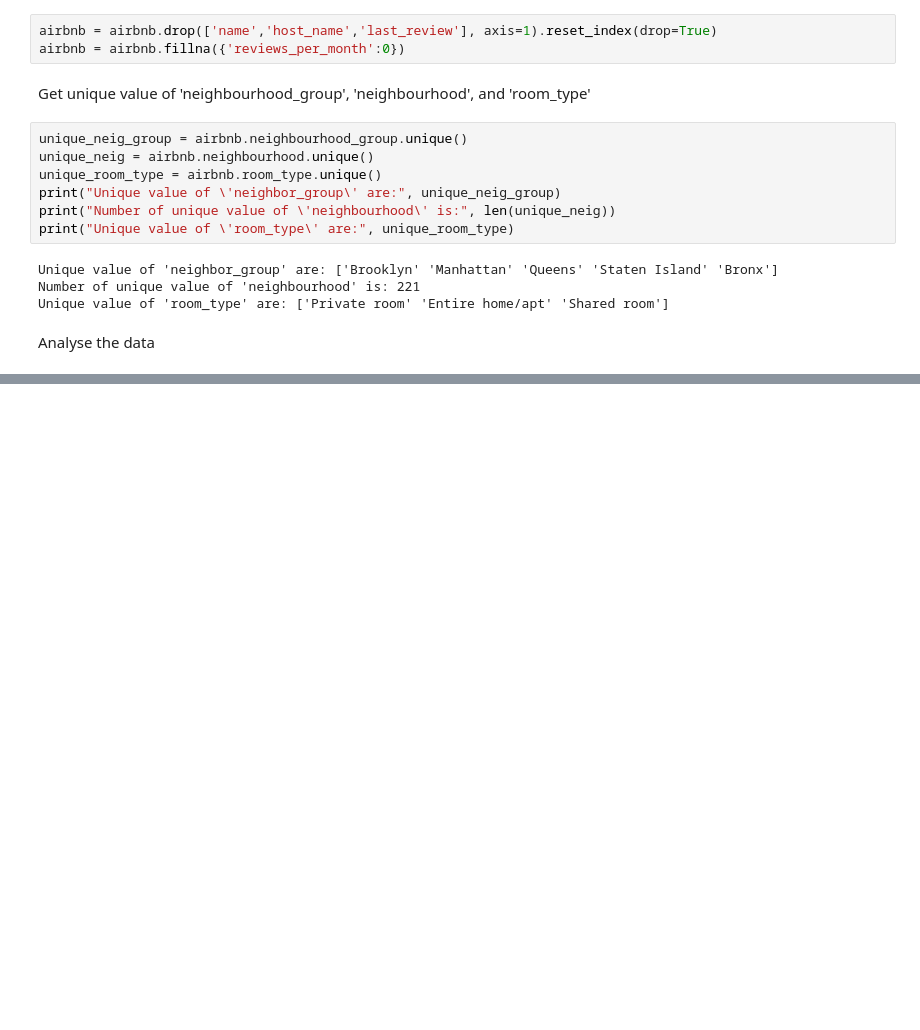
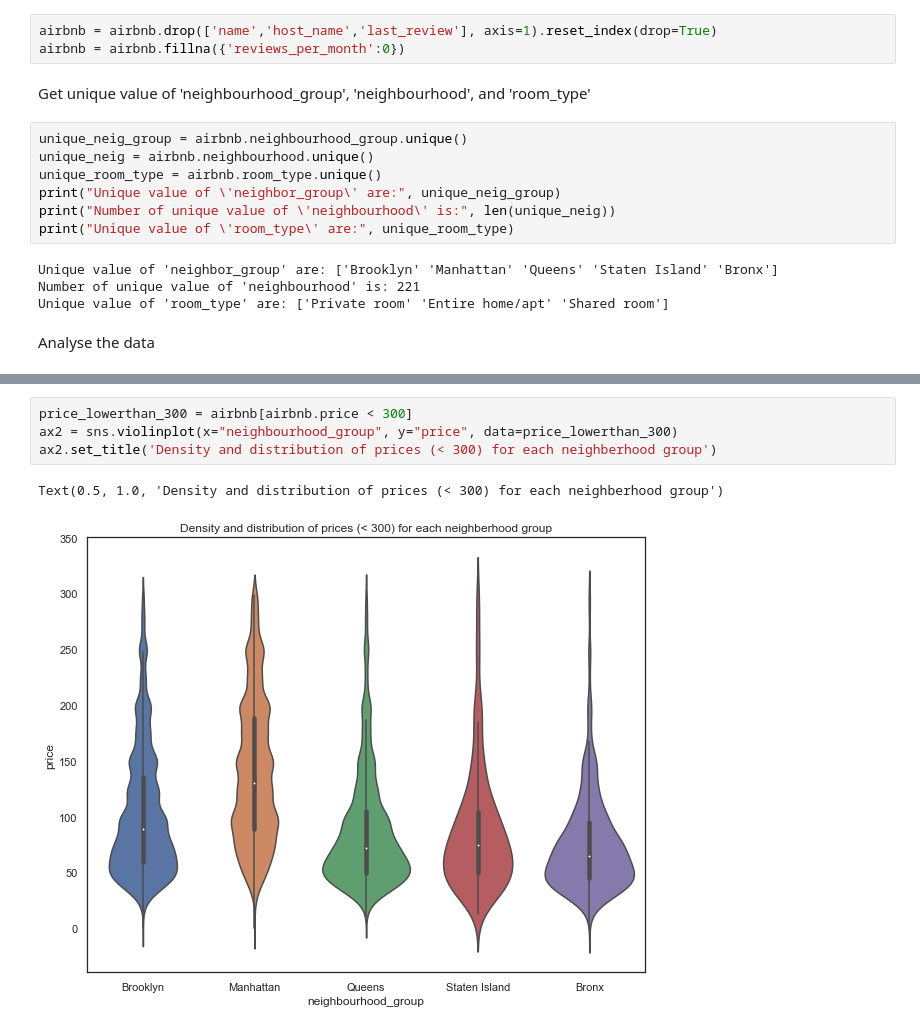
Before and after one commit to yu-tracy/Kaggle-projects, a Jupyter notebook: Project 1/NYC_Airbnb.ipynb, the cells around one changed output, grey strips where cells are left out. Cells and saved outputs as stored; diff of their text form; blank space fills up the shorter version.

```diff
--- a/Project 1/NYC_Airbnb.ipynb
+++ b/Project 1/NYC_Airbnb.ipynb
@@ -103,0 +143,7 @@ Name: host_id, dtype: int64
+# %%
+price_lowerthan_300 = airbnb[airbnb.price < 300]
+ax2 = sns.violinplot(x="neighbourhood_group", y="price", data=price_lowerthan_300)
+ax2.set_title('Density and distribution of prices (< 300) for each neighberhood group')
+# %% [output]
+Text(0.5, 1.0, 'Density and distribution of prices (< 300) for each neighberhood group')
+[figure, added]
```
Also changed, not shown: parts of 5 cells of this notebook.
